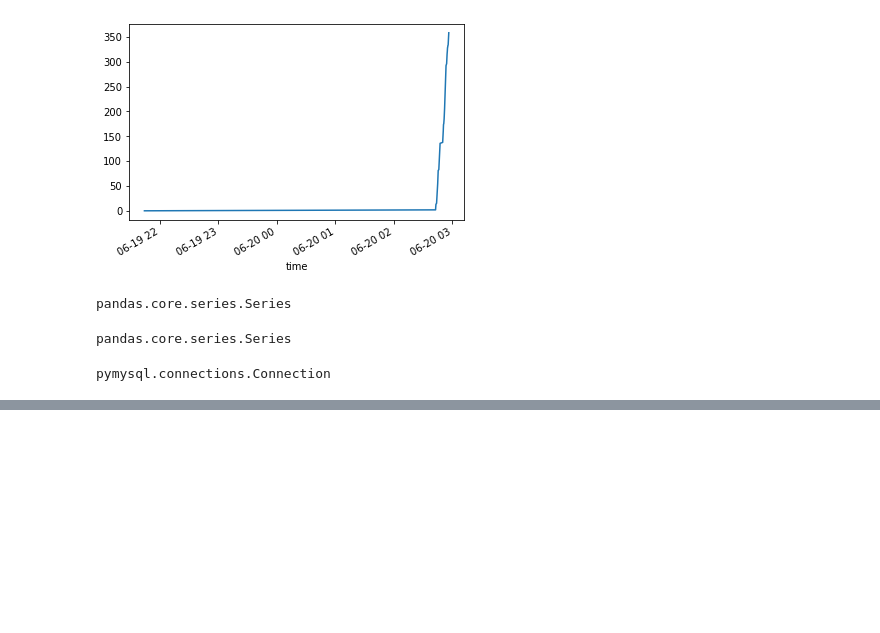
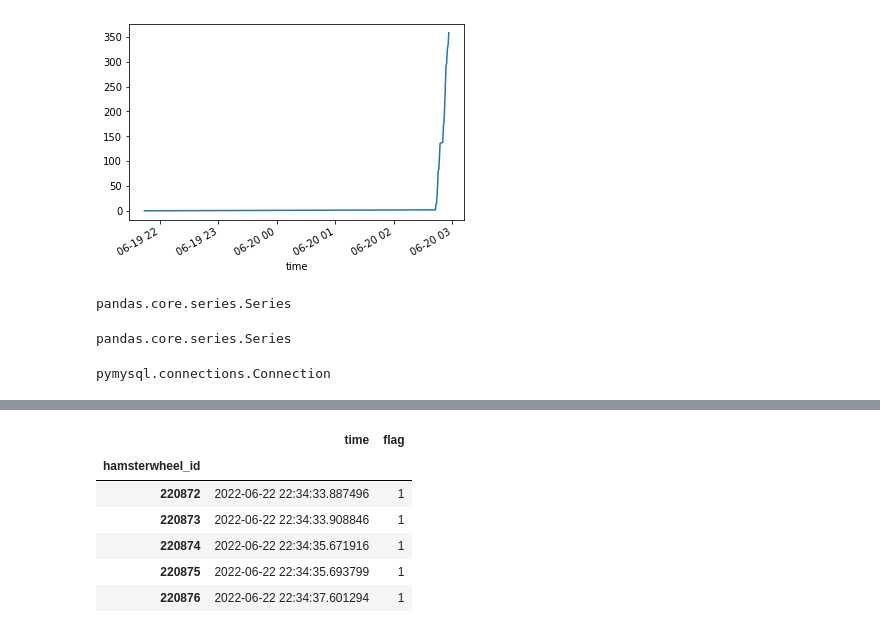
Before and after one commit to kromerh/cryptohamster, a Jupyter notebook: notebooks/EDA.ipynb, the cells around one changed output, grey strips where cells are left out. Cells and saved outputs as stored; diff of their text form; code cells hidden in the pictures; blank space fills up the shorter version.

```diff
--- a/notebooks/EDA.ipynb
+++ b/notebooks/EDA.ipynb
@@ -393 +391,8 @@ You should consider upgrading via the '/Users/HeikoKromer/.pyenv/versions/3.10.3
 Note: you may need to restart the kernel to use updated packages.
+# %%
+query = f"SELECT * FROM decision"
+df = pd.read_sql(
+    sql=query,
+    con=mysql_connection,
+    index_col='decision_id'
+)
@@ -393,0 +446,10 @@ Note: you may need to restart the kernel to use updated packages.
+# %%
+df.tail()
+# %% [output]
+|  | time | flag |
+| hamsterwheel_id |  |  |
+| 220872 | 2022-06-22 22:34:33.887496 | 1 |
+| 220873 | 2022-06-22 22:34:33.908846 | 1 |
+| 220874 | 2022-06-22 22:34:35.671916 | 1 |
+| 220875 | 2022-06-22 22:34:35.693799 | 1 |
+| 220876 | 2022-06-22 22:34:37.601294 | 1 |
```
Also changed, not shown: parts of 6 cells of this notebook, 8 other files.
